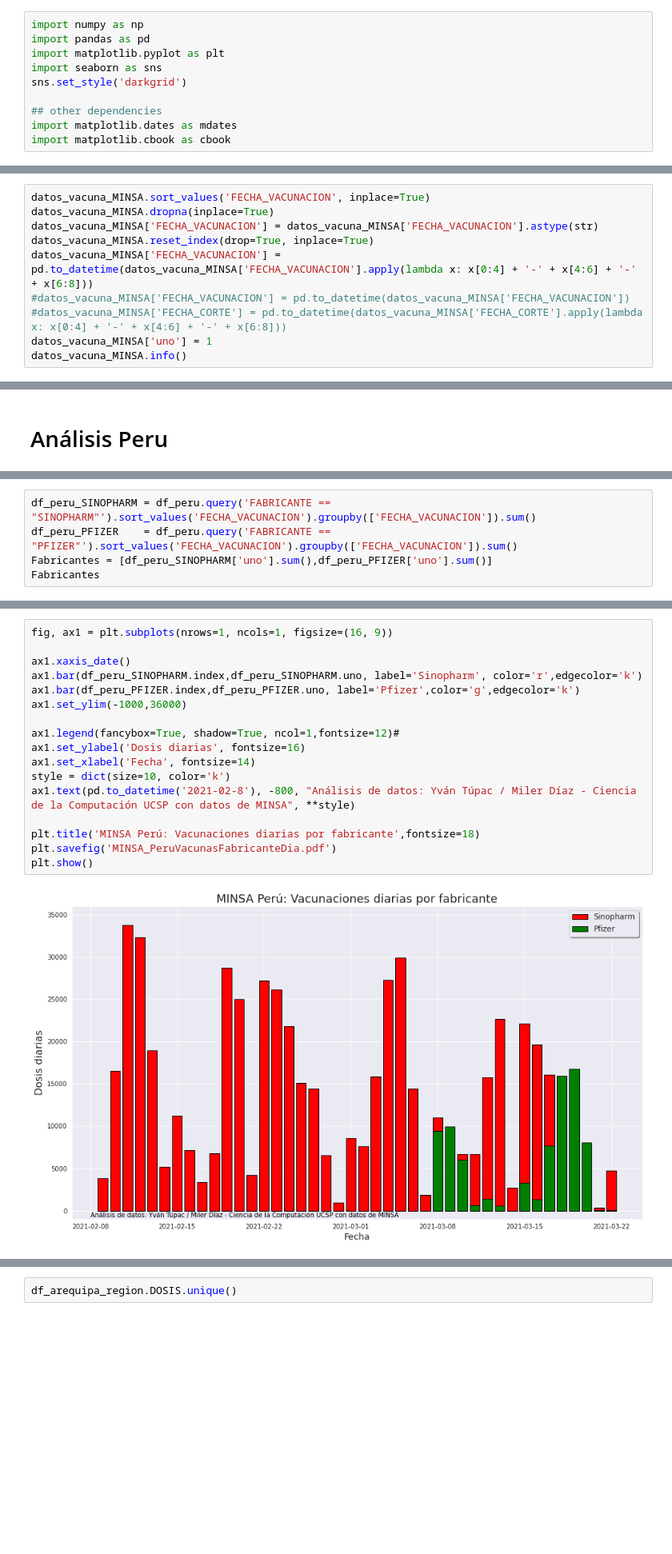
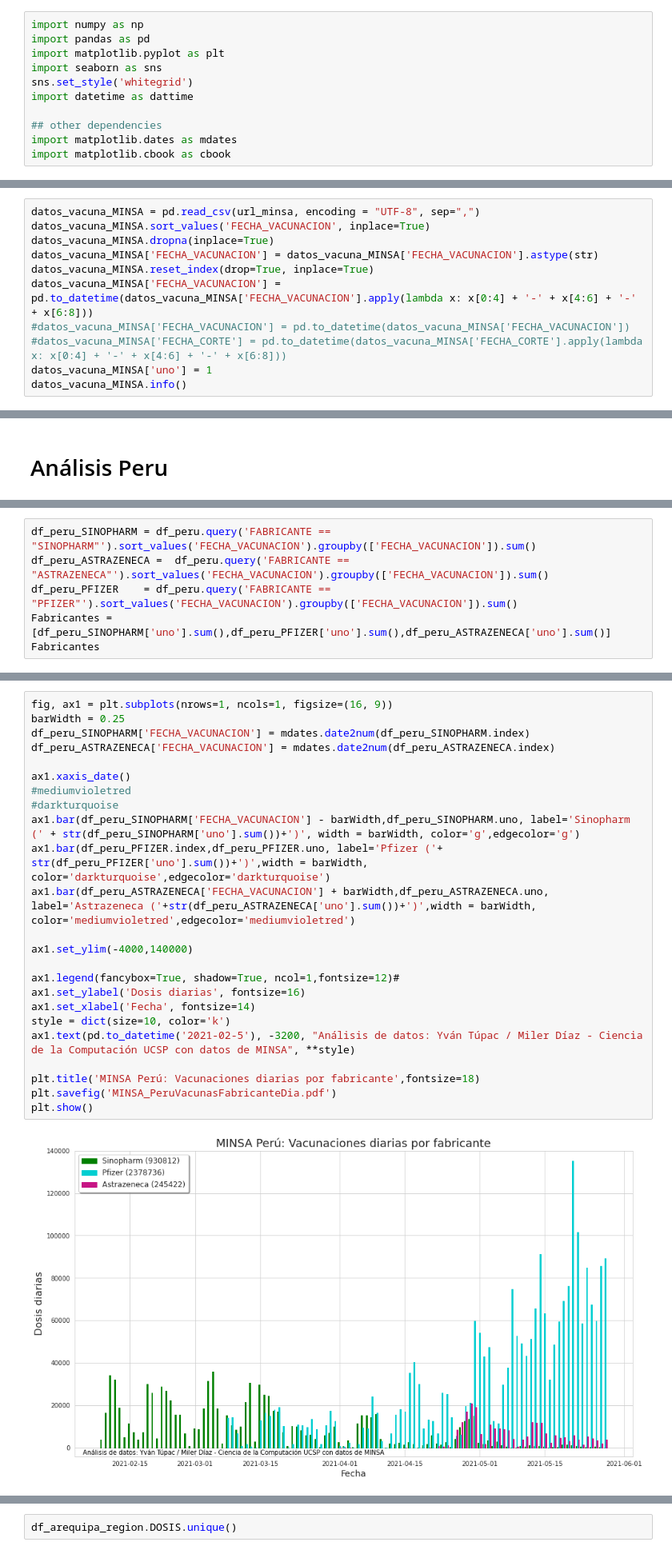
Before and after one commit to MilerDiazZevallos/Arequipa-Covid-19, a Jupyter notebook: Vacunación_MINSA.ipynb, the cells around one changed output, grey strips where cells are left out. Shown: that part at 80% size. Drawn from its saved outputs; the diff is of its cells as text; blank space fills up the shorter version.

```diff
--- a/Vacunación_MINSA.ipynb
+++ b/Vacunación_MINSA.ipynb
@@ -7,7 +7,8 @@ import numpy as np
 import pandas as pd
 import matplotlib.pyplot as plt
 import seaborn as sns
-sns.set_style('darkgrid')
+sns.set_style('whitegrid')
+import datetime as dattime
 
 ## other dependencies
 import matplotlib.dates as mdates
@@ -48,6 +49,7 @@ datos_vacuna_MINSA
 # Data Analysis
 ![image.png](embedded-picture-1)
 # %%
+datos_vacuna_MINSA = pd.read_csv(url_minsa, encoding = "UTF-8", sep=",")
 datos_vacuna_MINSA.sort_values('FECHA_VACUNACION', inplace=True)
 datos_vacuna_MINSA.dropna(inplace=True)
 datos_vacuna_MINSA['FECHA_VACUNACION'] = datos_vacuna_MINSA['FECHA_VACUNACION'].astype(str)
@@ -233,6 +257,7 @@ array(['SINOPHARM', 'PFIZER'], dtype=object)
 # %%
 df_peru_SINOPHARM = df_peru.query('FABRICANTE == "SINOPHARM"').sort_values('FECHA_VACUNACION').groupby(['FECHA_VACUNACION']).sum()
+df_peru_ASTRAZENECA =  df_peru.query('FABRICANTE == "ASTRAZENECA"').sort_values('FECHA_VACUNACION').groupby(['FECHA_VACUNACION']).sum()
 df_peru_PFIZER    = df_peru.query('FABRICANTE == "PFIZER"').sort_values('FECHA_VACUNACION').groupby(['FECHA_VACUNACION']).sum()
-Fabricantes = [df_peru_SINOPHARM['uno'].sum(),df_peru_PFIZER['uno'].sum()]
+Fabricantes = [df_peru_SINOPHARM['uno'].sum(),df_peru_PFIZER['uno'].sum(),df_peru_ASTRAZENECA['uno'].sum()]
 Fabricantes
 # %% [output]
@@ -240,20 +265,27 @@ Fabricantes
 # %%
 fig, ax1 = plt.subplots(nrows=1, ncols=1, figsize=(16, 9))
+barWidth = 0.25
+df_peru_SINOPHARM['FECHA_VACUNACION'] = mdates.date2num(df_peru_SINOPHARM.index)
+df_peru_ASTRAZENECA['FECHA_VACUNACION'] = mdates.date2num(df_peru_ASTRAZENECA.index)
 
 ax1.xaxis_date()
-ax1.bar(df_peru_SINOPHARM.index,df_peru_SINOPHARM.uno, label='Sinopharm', color='r',edgecolor='k')
-ax1.bar(df_peru_PFIZER.index,df_peru_PFIZER.uno, label='Pfizer',color='g',edgecolor='k')
-ax1.set_ylim(-1000,36000)
+#mediumvioletred
+#darkturquoise
+ax1.bar(df_peru_SINOPHARM['FECHA_VACUNACION'] - barWidth,df_peru_SINOPHARM.uno, label='Sinopharm (' + str(df_peru_SINOPHARM['uno'].sum())+')', width = barWidth, color='g',edgecolor='g')
+ax1.bar(df_peru_PFIZER.index,df_peru_PFIZER.uno, label='Pfizer ('+ str(df_peru_PFIZER['uno'].sum())+')',width = barWidth, color='darkturquoise',edgecolor='darkturquoise')
+ax1.bar(df_peru_ASTRAZENECA['FECHA_VACUNACION'] + barWidth,df_peru_ASTRAZENECA.uno, label='Astrazeneca ('+str(df_peru_ASTRAZENECA['uno'].sum())+')',width = barWidth, color='mediumvioletred',edgecolor='mediumvioletred')
+
+ax1.set_ylim(-4000,140000)
 
 ax1.legend(fancybox=True, shadow=True, ncol=1,fontsize=12)#
 ax1.set_ylabel('Dosis diarias', fontsize=16)
 ax1.set_xlabel('Fecha', fontsize=14)
 style = dict(size=10, color='k')
-ax1.text(pd.to_datetime('2021-02-8'), -800, "Análisis de datos: Yván Túpac / Miler Díaz - Ciencia de la Computación UCSP con datos de MINSA", **style)
+ax1.text(pd.to_datetime('2021-02-5'), -3200, "Análisis de datos: Yván Túpac / Miler Díaz - Ciencia de la Computación UCSP con datos de MINSA", **style)
 
 plt.title('MINSA Perú: Vacunaciones diarias por fabricante',fontsize=18)
 plt.savefig('MINSA_PeruVacunasFabricanteDia.pdf')
 plt.show()
 # %% [output]
-[figure, old version]
+[figure, new version]
 # %% [markdown]
```
Also changed, not shown: parts of 35 cells of this notebook.
